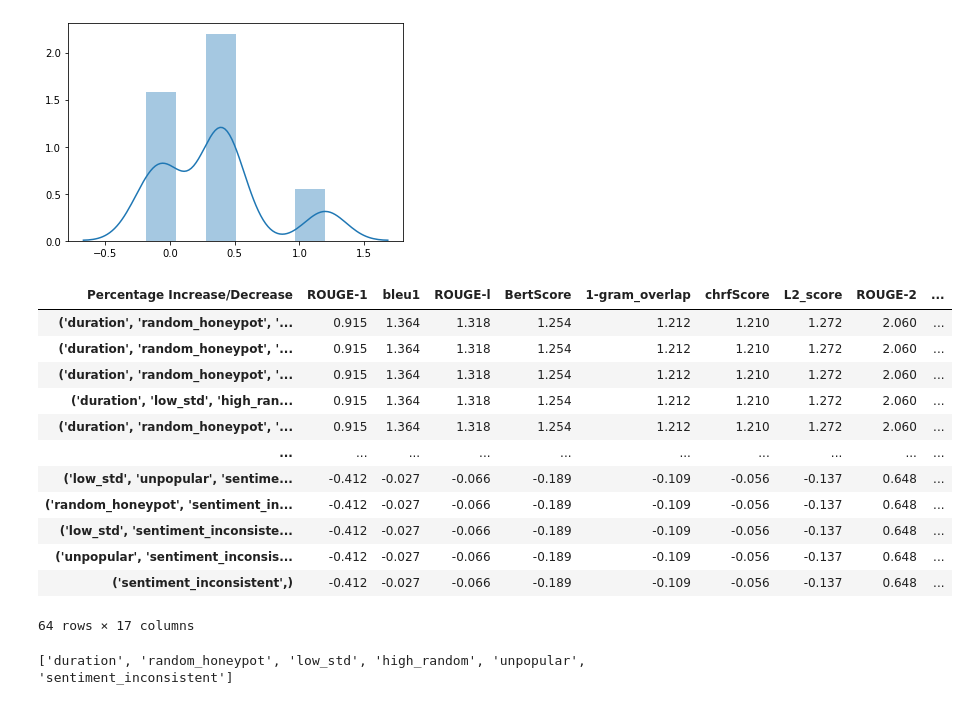
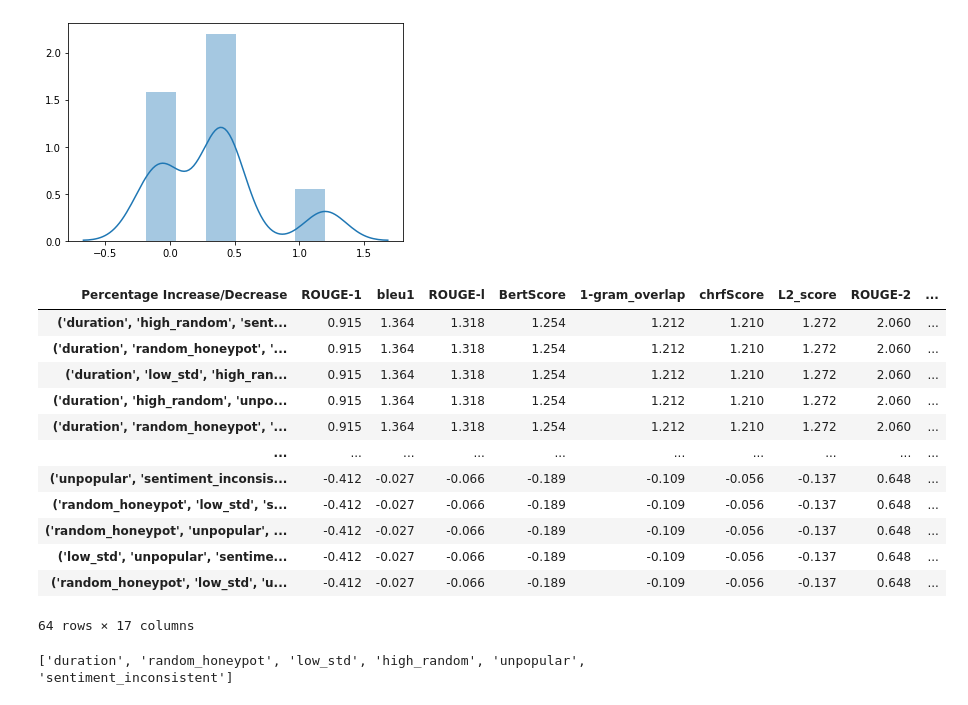
Before and after one commit to Hernanros/SOTA, a Jupyter notebook: notebooks/exploration/filtering_ba/[SS]Heuristics_divided_by_groups.ipynb, the cells around one changed output. Drawn from its saved outputs; the diff is of its cells as text; code cells hidden in the pictures.

Commit message:
Ordered heuristics based off improvement, num_heur, and filtered_rows

```diff
--- a/notebooks/exploration/filtering_ba/[SS]Heuristics_divided_by_groups.ipynb
+++ b/notebooks/exploration/filtering_ba/[SS]Heuristics_divided_by_groups.ipynb
@@ -295,19 +279,19 @@ sns.distplot(df_correlation_rad.iloc[1:,:].mean(axis=1));
 [figure]
 # %%
 df_correlation_rad = filtering_correlation.append_heuristic_info(df_correlation_rad,df_radical)
-df_correlation_rad.sort_values(by=["mean_increase","percent_rows_filtered","num_heuristics"],ascending=False)
+df_correlation_rad.sort_values(by=["mean_increase","percent_rows_filtered","num_heuristics"],ascending=[False,True,True])
 # %% [output]
 | Percentage Increase/Decrease | ROUGE-1 | bleu1 | ROUGE-l | BertScore | 1-gram_overlap | chrfScore | L2_score | ROUGE-2 | ... |
-| ('duration', 'random_honeypot', '... | 0.915 | 1.364 | 1.318 | 1.254 | 1.212 | 1.210 | 1.272 | 2.060 | ... |
-| ('duration', 'random_honeypot', '... | 0.915 | 1.364 | 1.318 | 1.254 | 1.212 | 1.210 | 1.272 | 2.060 | ... |
+| ('duration', 'high_random', 'sent... | 0.915 | 1.364 | 1.318 | 1.254 | 1.212 | 1.210 | 1.272 | 2.060 | ... |
 | ('duration', 'random_honeypot', '... | 0.915 | 1.364 | 1.318 | 1.254 | 1.212 | 1.210 | 1.272 | 2.060 | ... |
 | ('duration', 'low_std', 'high_ran... | 0.915 | 1.364 | 1.318 | 1.254 | 1.212 | 1.210 | 1.272 | 2.060 | ... |
+| ('duration', 'high_random', 'unpo... | 0.915 | 1.364 | 1.318 | 1.254 | 1.212 | 1.210 | 1.272 | 2.060 | ... |
 | ('duration', 'random_honeypot', '... | 0.915 | 1.364 | 1.318 | 1.254 | 1.212 | 1.210 | 1.272 | 2.060 | ... |
 | ... | ... | ... | ... | ... | ... | ... | ... | ... | ... |
+| ('unpopular', 'sentiment_inconsis... | -0.412 | -0.027 | -0.066 | -0.189 | -0.109 | -0.056 | -0.137 | 0.648 | ... |
+| ('random_honeypot', 'low_std', 's... | -0.412 | -0.027 | -0.066 | -0.189 | -0.109 | -0.056 | -0.137 | 0.648 | ... |
+| ('random_honeypot', 'unpopular', ... | -0.412 | -0.027 | -0.066 | -0.189 | -0.109 | -0.056 | -0.137 | 0.648 | ... |
 | ('low_std', 'unpopular', 'sentime... | -0.412 | -0.027 | -0.066 | -0.189 | -0.109 | -0.056 | -0.137 | 0.648 | ... |
-| ('random_honeypot', 'sentiment_in... | -0.412 | -0.027 | -0.066 | -0.189 | -0.109 | -0.056 | -0.137 | 0.648 | ... |
-| ('low_std', 'sentiment_inconsiste... | -0.412 | -0.027 | -0.066 | -0.189 | -0.109 | -0.056 | -0.137 | 0.648 | ... |
-| ('unpopular', 'sentiment_inconsis... | -0.412 | -0.027 | -0.066 | -0.189 | -0.109 | -0.056 | -0.137 | 0.648 | ... |
-| ('sentiment_inconsistent',) | -0.412 | -0.027 | -0.066 | -0.189 | -0.109 | -0.056 | -0.137 | 0.648 | ... |
+| ('random_honeypot', 'low_std', 'u... | -0.412 | -0.027 | -0.066 | -0.189 | -0.109 | -0.056 | -0.137 | 0.648 | ... |
 64 rows × 17 columns
 # %%
```
Also changed, not shown: parts of 11 cells of this notebook.
